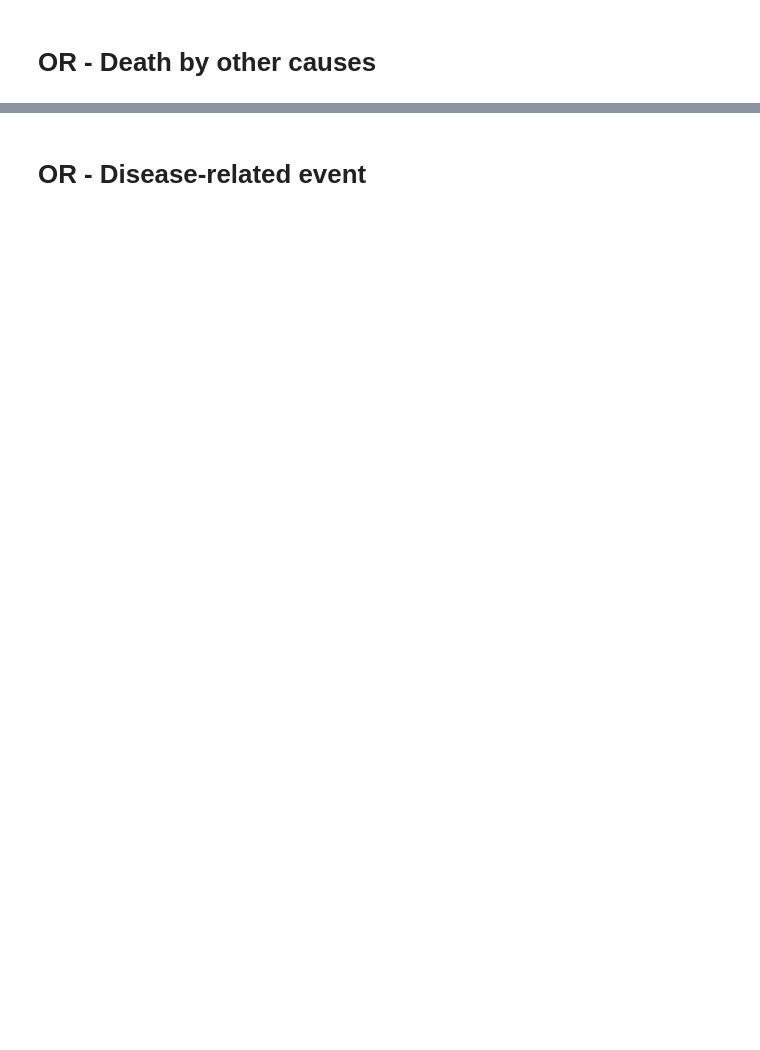
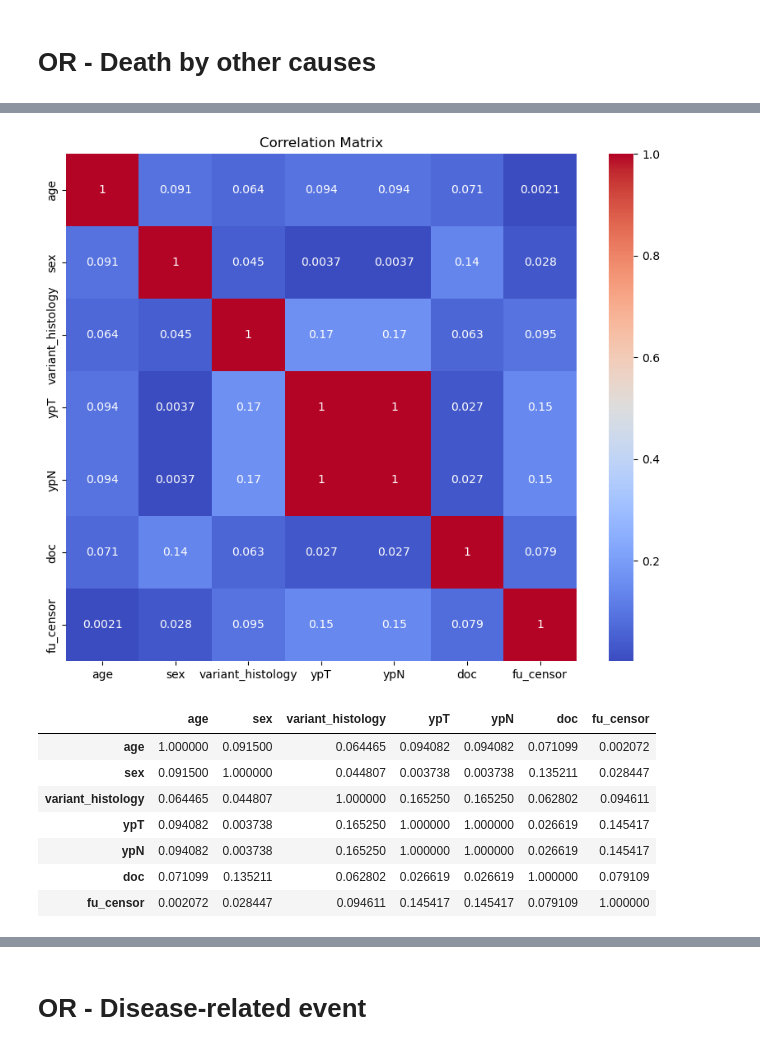
Before and after one commit to alcideschaux/NEO-UCA, a Jupyter notebook: 04-RISKS.ipynb, the cells around one changed output, grey strips where cells are left out. Cells and saved outputs as stored; diff of their text form; code cells hidden in the pictures; blank space fills up the shorter version.

```diff
--- a/04-RISKS.ipynb
+++ b/04-RISKS.ipynb
@@ -335,5 +343,26 @@ Data columns (total 7 columns):
 dtypes: int64(2), uint8(5)
 memory usage: 4.9 KB
+# %%
+# Correlation matrix
+correlation_matrix = df_doc.corr().abs()
+
+# Create heatmap
+plt.figure(figsize=(10, 8))
+sns.heatmap(correlation_matrix, annot=True, cmap='coolwarm')
+plt.title('Correlation Matrix')
+plt.show()
+
+correlation_matrix
+# %% [output]
+[figure, added]
+|  | age | sex | variant_histology | ypT | ypN | doc | fu_censor |
+| age | 1.000000 | 0.091500 | 0.064465 | 0.094082 | 0.094082 | 0.071099 | 0.002072 |
+| sex | 0.091500 | 1.000000 | 0.044807 | 0.003738 | 0.003738 | 0.135211 | 0.028447 |
+| variant_histology | 0.064465 | 0.044807 | 1.000000 | 0.165250 | 0.165250 | 0.062802 | 0.094611 |
+| ypT | 0.094082 | 0.003738 | 0.165250 | 1.000000 | 1.000000 | 0.026619 | 0.145417 |
+| ypN | 0.094082 | 0.003738 | 0.165250 | 1.000000 | 1.000000 | 0.026619 | 0.145417 |
+| doc | 0.071099 | 0.135211 | 0.062802 | 0.026619 | 0.026619 | 1.000000 | 0.079109 |
+| fu_censor | 0.002072 | 0.028447 | 0.094611 | 0.145417 | 0.145417 | 0.079109 | 1.000000 |
 # %%
 # age
 logistic_regression(df_doc, 'age', 'doc')
```
Also changed, not shown: parts of 57 cells of this notebook, 11 other files.
